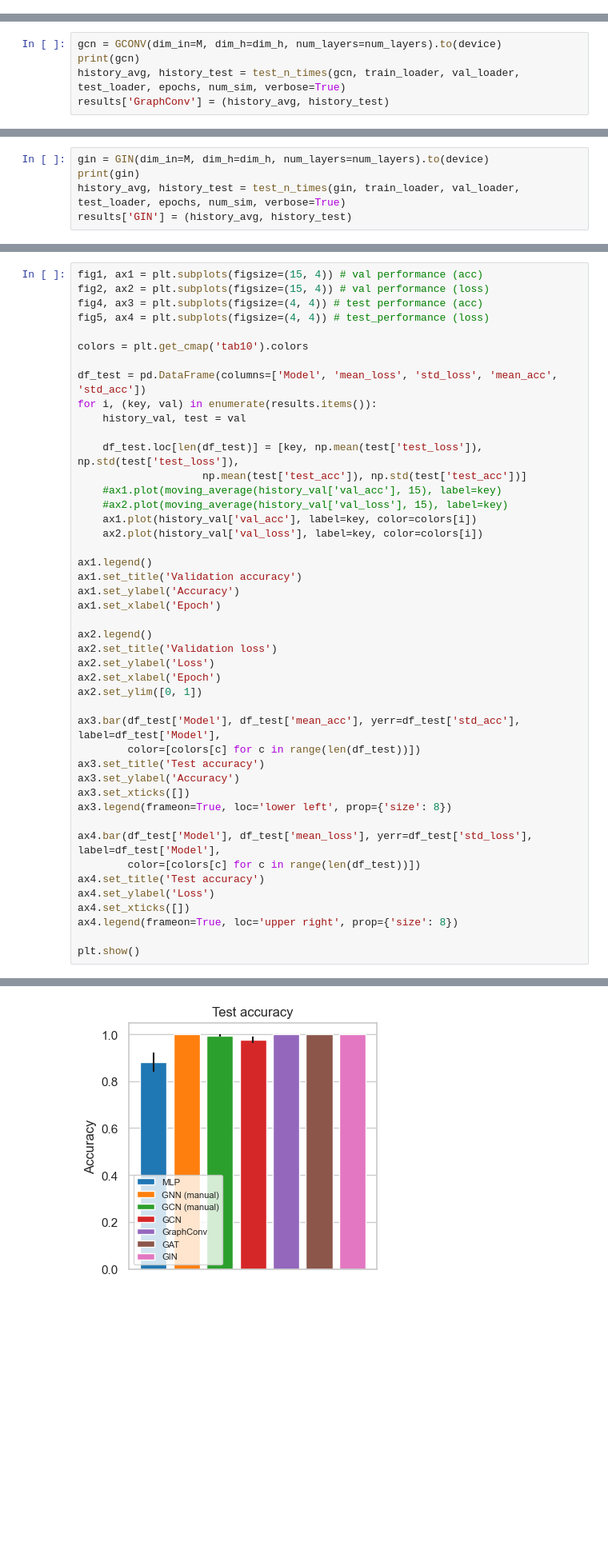
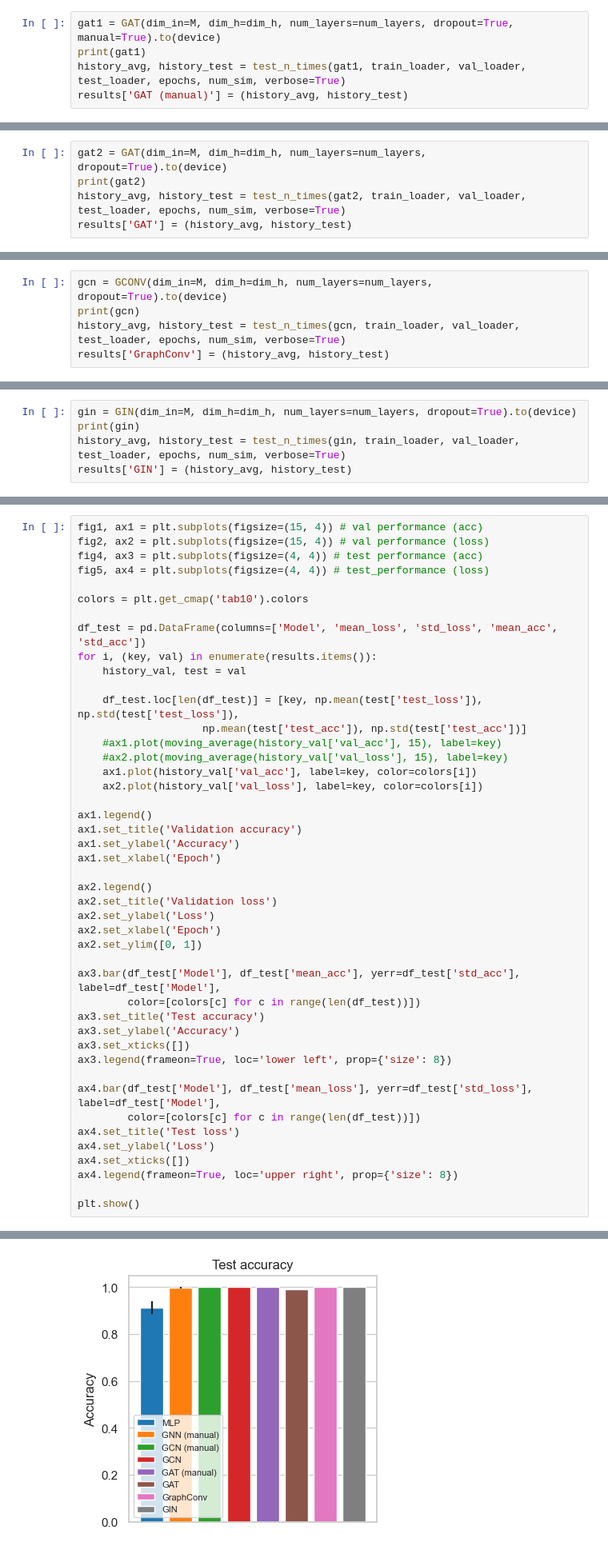
Before and after one commit to Bulbatronik/Exploring-GNN-for-Gaussian-Graphs, a Jupyter notebook: project.ipynb, the cells around one changed output, grey strips where cells are left out. Shown at 80% size. Drawn from its saved outputs; the diff is of its cells as text; blank space fills up the shorter version.

```diff
--- a/project.ipynb
+++ b/project.ipynb
@@ -440,0 +442,5 @@ Trial 5, test loss: 0.16 | test accuracy: 98.44%
+# %%
+gat1 = GAT(dim_in=M, dim_h=dim_h, num_layers=num_layers, dropout=True, manual=True).to(device)
+print(gat1)
+history_avg, history_test = test_n_times(gat1, train_loader, val_loader, test_loader, epochs, num_sim, verbose=True)
+results['GAT (manual)'] = (history_avg, history_test)
@@ -440,0 +461,5 @@ Trial 5, test loss: 0.16 | test accuracy: 98.44%
+# %%
+gat2 = GAT(dim_in=M, dim_h=dim_h, num_layers=num_layers, dropout=True).to(device)
+print(gat2)
+history_avg, history_test = test_n_times(gat2, train_loader, val_loader, test_loader, epochs, num_sim, verbose=True)
+results['GAT'] = (history_avg, history_test)
@@ -441,7 +478,7 @@ Trial 5, test loss: 0.16 | test accuracy: 98.44%
 # %% [markdown]
 ### GraphConv
 # %%
-gcn = GCONV(dim_in=M, dim_h=dim_h, num_layers=num_layers).to(device)
+gcn = GCONV(dim_in=M, dim_h=dim_h, num_layers=num_layers, dropout=True).to(device)
 print(gcn)
 history_avg, history_test = test_n_times(gcn, train_loader, val_loader, test_loader, epochs, num_sim, verbose=True)
 results['GraphConv'] = (history_avg, history_test)
@@ -479,7 +497,7 @@ Trial 5, test loss: 0.03 | test accuracy: 100.00%
 # %% [markdown]
 ### GIN
 # %%
-gin = GIN(dim_in=M, dim_h=dim_h, num_layers=num_layers).to(device)
+gin = GIN(dim_in=M, dim_h=dim_h, num_layers=num_layers, dropout=True).to(device)
 print(gin)
 history_avg, history_test = test_n_times(gin, train_loader, val_loader, test_loader, epochs, num_sim, verbose=True)
 results['GIN'] = (history_avg, history_test)
@@ -544,7 +562,7 @@ ax3.legend(frameon=True, loc='lower left', prop={'size': 8})
 
 ax4.bar(df_test['Model'], df_test['mean_loss'], yerr=df_test['std_loss'], label=df_test['Model'],
         color=[colors[c] for c in range(len(df_test))])
-ax4.set_title('Test accuracy')
+ax4.set_title('Test loss')
 ax4.set_ylabel('Loss')
 ax4.set_xticks([])
 ax4.legend(frameon=True, loc='upper right', prop={'size': 8})
@@ -556 +574 @@ plt.show()
-[figure, old version]
+[figure, new version]
```
Also changed, not shown: parts of 37 cells of this notebook, 4 other files.
